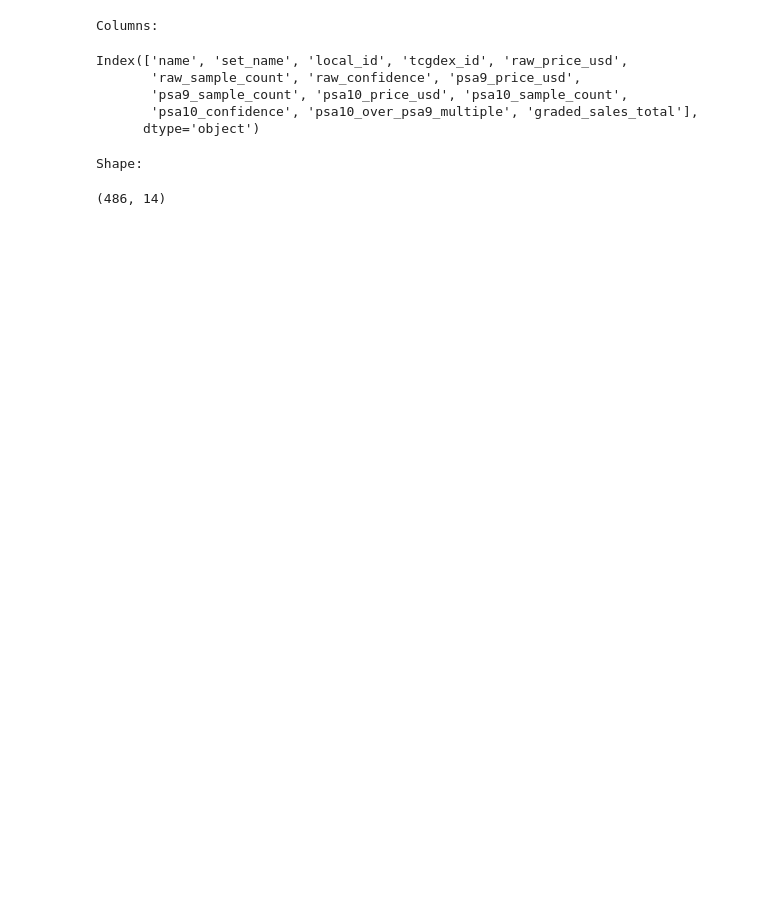
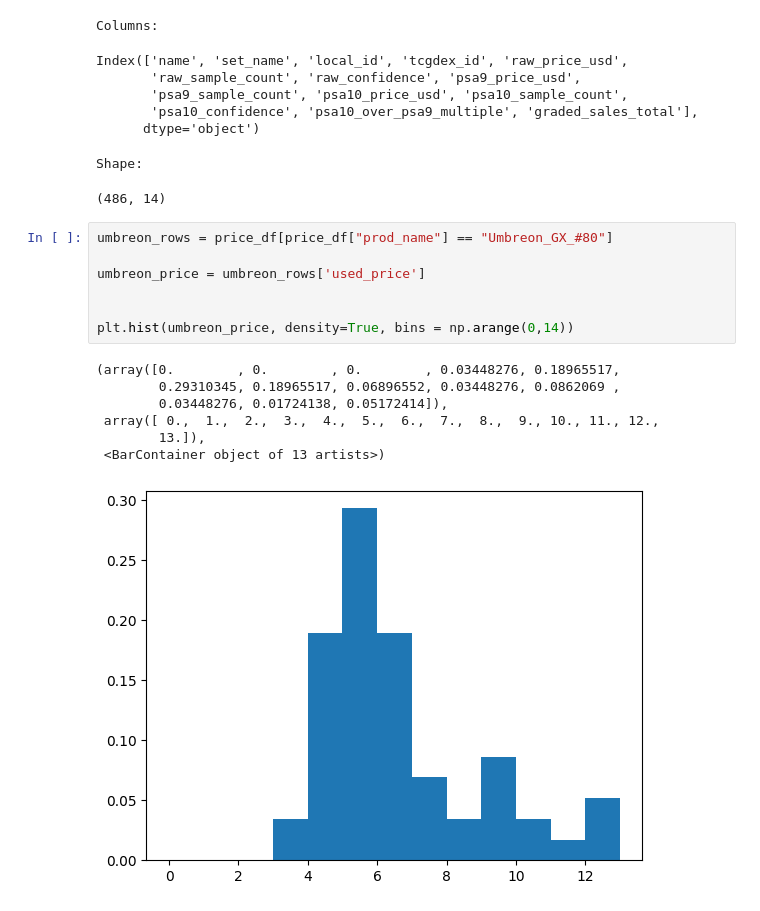
Before and after one commit to nicholaspfeil/PokemonPredictor_A_Nicholas_and_Dominic_Production, a Jupyter notebook: Pokemon_Predictor.ipynb, the cells around one changed output. Saved outputs shown, nothing was run; the diff lists cells and outputs as text; blank space fills up the shorter version.

```diff
--- a/Pokemon_Predictor.ipynb
+++ b/Pokemon_Predictor.ipynb
@@ -93,3 +95,18 @@ Index(['name', 'set_name', 'local_id', 'tcgdex_id', 'raw_price_usd',
       dtype='object')
 Shape:
 (486, 14)
+# %%
+umbreon_rows = price_df[price_df["prod_name"] == "Umbreon_GX_#80"]
+
+umbreon_price = umbreon_rows['used_price']
+
+
+plt.hist(umbreon_price, density=True, bins = np.arange(0,14))
+# %% [output]
+(array([0.        , 0.        , 0.        , 0.03448276, 0.18965517,
+        0.29310345, 0.18965517, 0.06896552, 0.03448276, 0.0862069 ,
+        0.03448276, 0.01724138, 0.05172414]),
+ array([ 0.,  1.,  2.,  3.,  4.,  5.,  6.,  7.,  8.,  9., 10., 11., 12.,
+        13.]),
+ <BarContainer object of 13 artists>)
+[figure, added]
```
Also changed, not shown: parts of 6 cells of this notebook.
